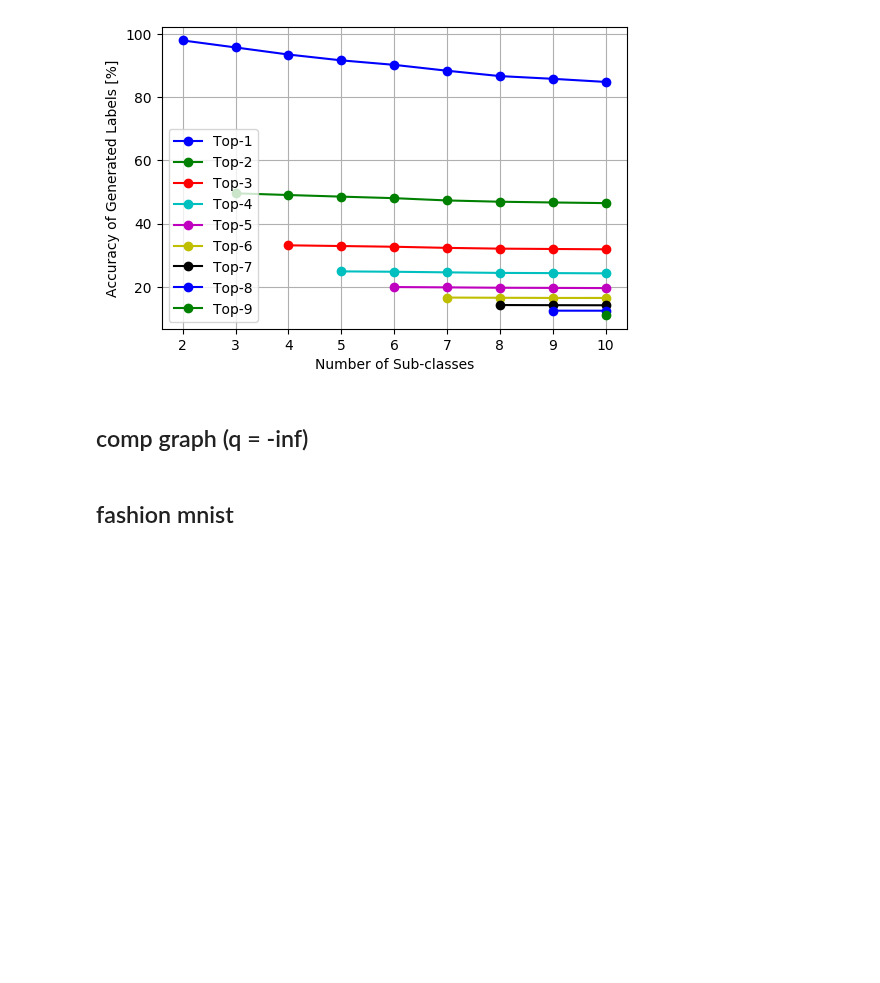
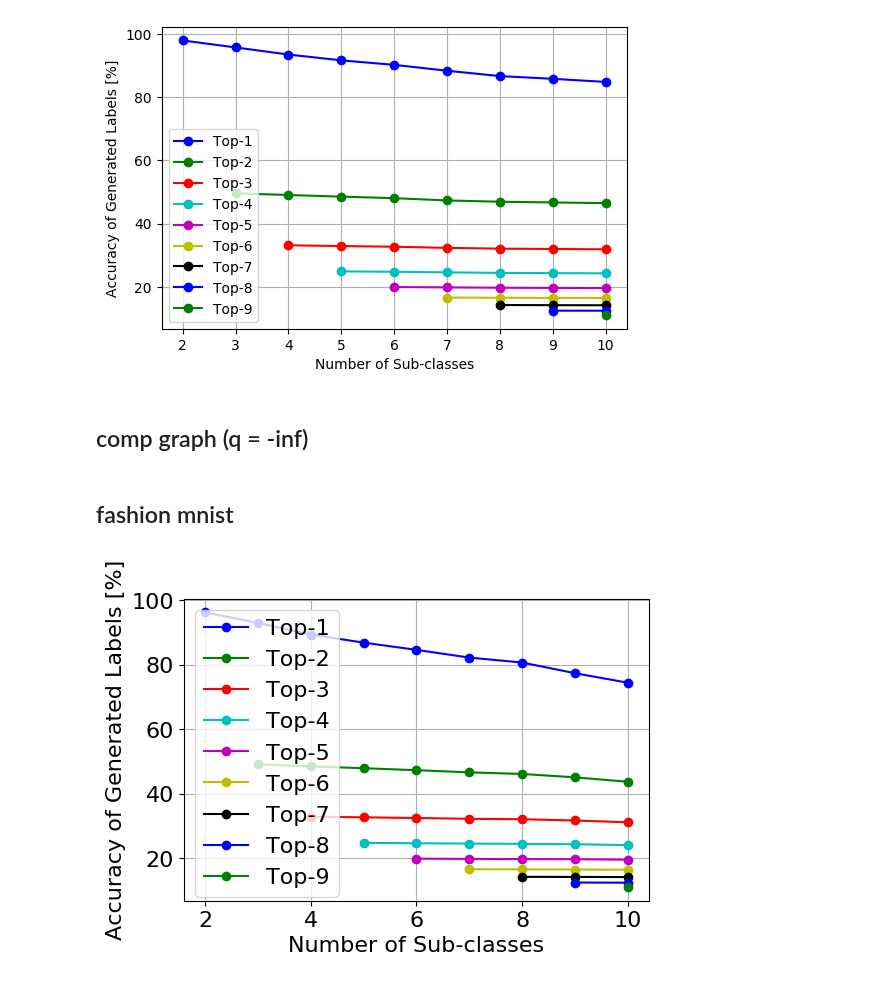
Before and after one commit to 1W1521375/entropy_labelling, a Jupyter notebook: for_graphs.ipynb, the cells around one changed output. Cells and saved outputs as stored; diff of their text form; code cells hidden in the pictures; blank space fills up the shorter version.

```diff
--- a/for_graphs.ipynb
+++ b/for_graphs.ipynb
@@ -182,4 +182,37 @@ plt.savefig("topk_labels-acc.pdf")
 q_neg_inf = [97.91555555555557, 49.57270833333334, 33.128650793650806, 24.887500000000006, 19.934380952380938, 16.60902777777778, 14.243968253968252, 12.463125, 11.094444444444445]
 # %% [markdown]
 ## fashion mnist
+# %%
+fm = [[(1.0, 96.24222222222224), (1.0, 93.00916666666669), (1.0, 89.39047619047615), (1.0, 86.88373015873016), (1.0, 84.63928571428575), (1.0, 82.24291666666667), (1.0, 80.70999999999998), (1.0, 77.4), (1.0, 74.45)]
+, [(2.0, 49.15854166666666), (2.0, 48.47952380952378), (2.0, 47.92688492063491), (2.0, 47.314047619047614), (2.0, 46.641875000000006), (2.0, 46.14222222222222), (2.0, 45.0975), (2.0, 43.725)]
+, [(3.0, 32.89309523809525), (3.0, 32.69510582010583), (3.0, 32.48674603174602), (3.0, 32.22847222222222), (3.0, 32.102592592592586), (3.0, 31.71333333333334), (3.0, 31.15)]
+, [(4.0, 24.77986111111113), (4.0, 24.660714285714285), (4.0, 24.541770833333338), (4.0, 24.46833333333333), (4.0, 24.342499999999994), (4.0, 24.0875)]
+, [(5.0, 19.875047619047603), (5.0, 19.794416666666667), (5.0, 19.747999999999994), (5.0, 19.691), (5.0, 19.55)]
+, [(6.0, 16.590347222222228), (6.0, 16.55018518518519), (6.0, 16.50166666666667), (6.0, 16.45)]
+, [(7.0, 14.236825396825399), (7.0, 14.203571428571427), (7.0, 14.17142857142857)]
+, [(8.0, 12.46875), (8.0, 12.41875)]
+, [(9.0, 11.083333333333334)]
+]
+# %%
+lqual_fm = []
+for line in fm:
+    lqual_fm.append([e[1] for e in line])
+# %%
+plt.figure(dpi = 100)
+plt.plot([i for i in range(2, 11)], lqual_fm[0], marker = 'o', color = 'b', label = "Top-1")
+plt.plot([i for i in range(3, 11)], lqual_fm[1], marker = 'o', color = 'g', label = "Top-2")
+plt.plot([i for i in range(4, 11)], lqual_fm[2], marker = 'o', color = 'r', label = "Top-3")
+plt.plot([i for i in range(5, 11)], lqual_fm[3], marker = 'o', color = 'c', label = "Top-4")
+plt.plot([i for i in range(6, 11)], lqual_fm[4], marker = 'o', color = 'm', label = "Top-5")
+plt.plot([i for i in range(7, 11)], lqual_fm[5], marker = 'o', color = 'y', label = "Top-6")
+plt.plot([i for i in range(8, 11)], lqual_fm[6], marker = 'o', color = 'k', label = "Top-7")
+plt.plot([i for i in range(9, 11)], lqual_fm[7], marker = 'o', color = 'b', label = "Top-8")
+plt.plot([i for i in range(10, 11)], lqual_fm[8], marker = 'o', color = 'g', label = "Top-9")
+plt.xlabel("Number of Sub-classes")
+plt.ylabel("Accuracy of Generated Labels [%]")
+plt.legend(loc = 'best')
+plt.grid(True)
+plt.savefig("topk_labels-acc_fm.pdf")
+# %% [output]
+[figure, added]
 # %%
```
Also changed, not shown: parts of 6 cells of this notebook, 12 other files.
